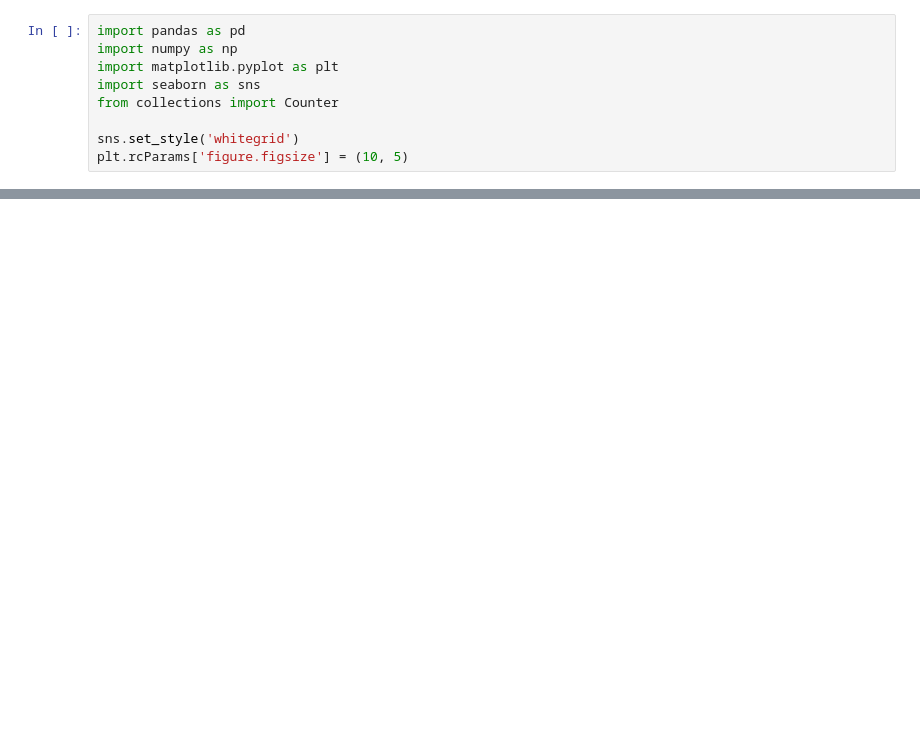
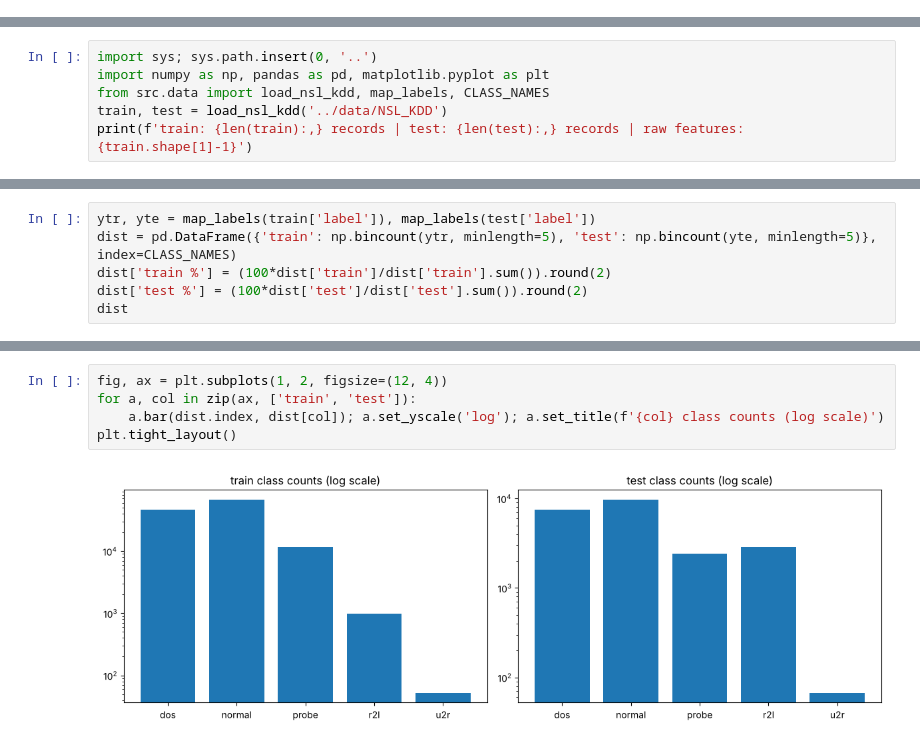
Before and after one commit to brigghouse/RT-MLIDS, a Jupyter notebook: notebooks/01_data_exploration.ipynb, the cells around one changed output, grey strips where cells are left out. Saved outputs shown, nothing was run; the diff lists cells and outputs as text; blank space fills up the shorter version.

```diff
--- a/notebooks/01_data_exploration.ipynb
+++ b/notebooks/01_data_exploration.ipynb
@@ -8,9 +0,0 @@ Exploratory analysis of the NSL-KDD benchmark dataset used to train and evaluate
-# %%
-import pandas as pd
-import numpy as np
-import matplotlib.pyplot as plt
-import seaborn as sns
-from collections import Counter
-
-sns.set_style('whitegrid')
-plt.rcParams['figure.figsize'] = (10, 5)
@@ -78,0 +5,6 @@ print('Key insight: U2R has only 52 training samples (0.04%) — SMOTE is essent
+# %%
+import sys; sys.path.insert(0, '..')
+import numpy as np, pandas as pd, matplotlib.pyplot as plt
+from src.data import load_nsl_kdd, map_labels, CLASS_NAMES
+train, test = load_nsl_kdd('../data/NSL_KDD')
+print(f'train: {len(train):,} records | test: {len(test):,} records | raw features: {train.shape[1]-1}')
@@ -78,0 +15,6 @@ print('Key insight: U2R has only 52 training samples (0.04%) — SMOTE is essent
+# %%
+ytr, yte = map_labels(train['label']), map_labels(test['label'])
+dist = pd.DataFrame({'train': np.bincount(ytr, minlength=5), 'test': np.bincount(yte, minlength=5)}, index=CLASS_NAMES)
+dist['train %'] = (100*dist['train']/dist['train'].sum()).round(2)
+dist['test %'] = (100*dist['test']/dist['test'].sum()).round(2)
+dist
@@ -78,0 +28,7 @@ print('Key insight: U2R has only 52 training samples (0.04%) — SMOTE is essent
+# %%
+fig, ax = plt.subplots(1, 2, figsize=(12, 4))
+for a, col in zip(ax, ['train', 'test']):
+    a.bar(dist.index, dist[col]); a.set_yscale('log'); a.set_title(f'{col} class counts (log scale)')
+plt.tight_layout()
+# %% [output]
+[figure, added]
```
Also changed, not shown: parts of 13 cells of this notebook, 3 other files.
